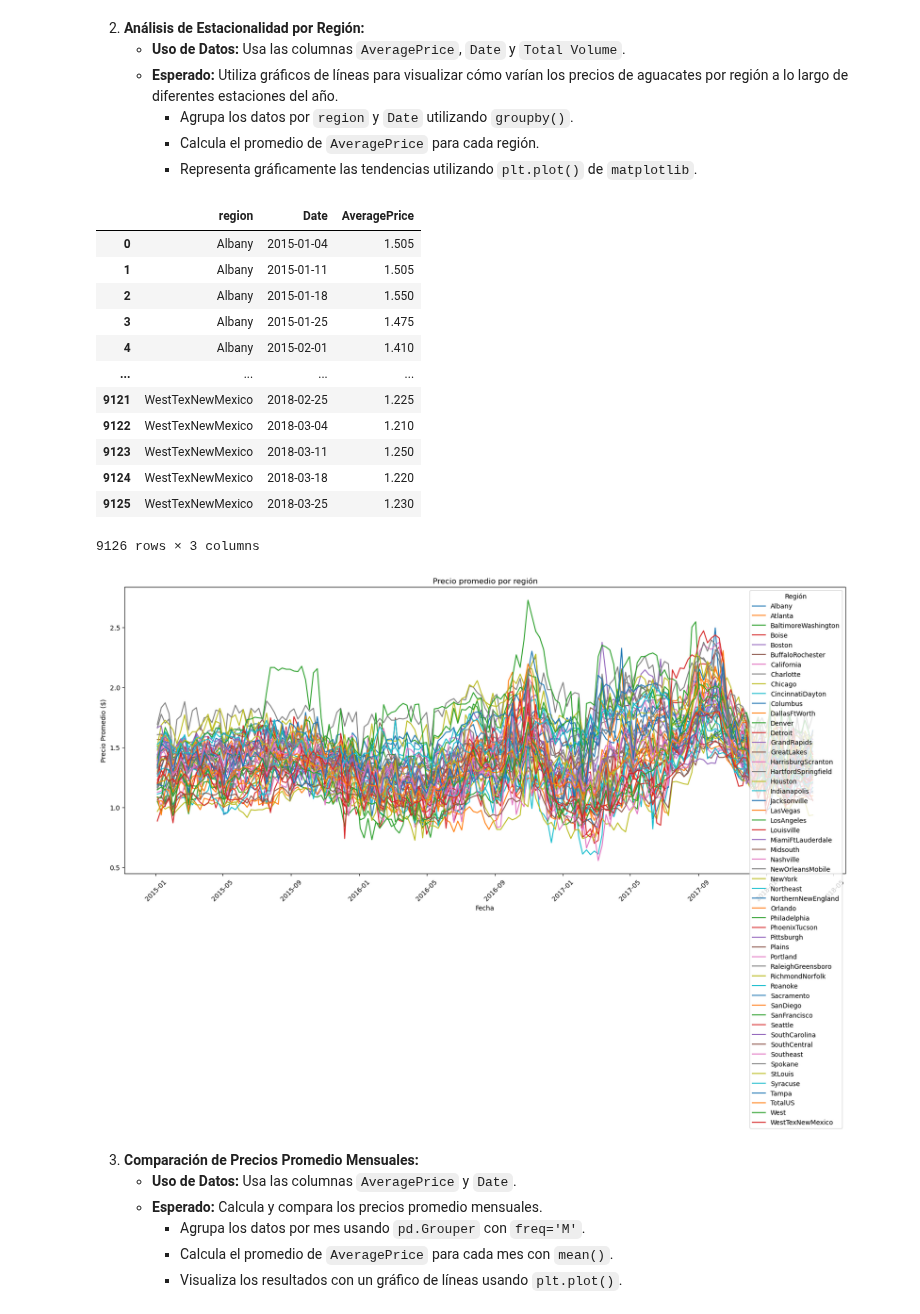
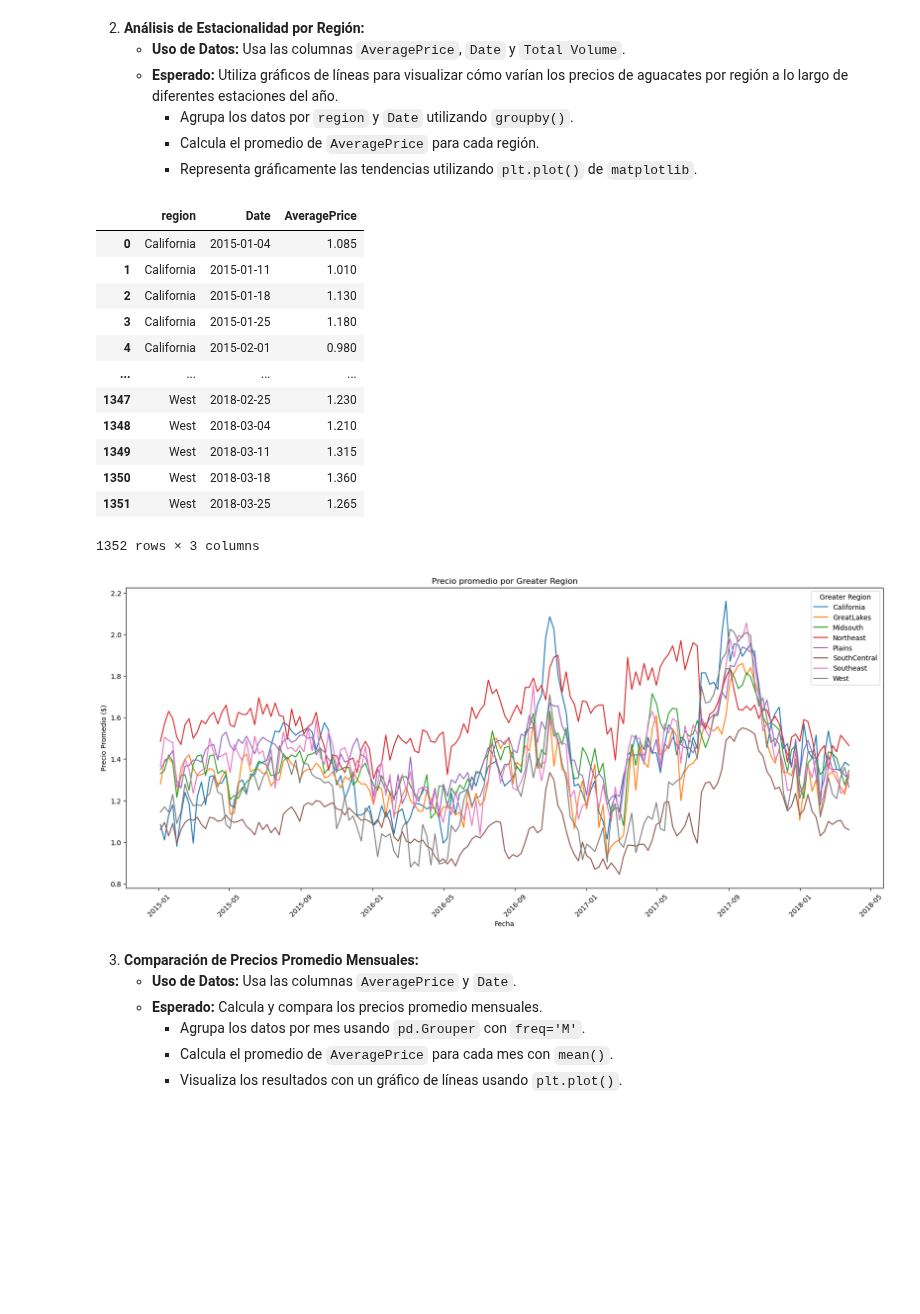
Before and after one commit to albagd77/MAGic-Avocado-TP1, a Jupyter notebook: 01_series_temporales.ipynb, the cells around one changed output. Saved outputs shown, nothing was run; the diff lists cells and outputs as text; code cells hidden in the pictures; blank space fills up the shorter version.

Commit message:
Añade carpeta utils y filtra dataset por GreaterRegion

```diff
--- a/01_series_temporales.ipynb
+++ b/01_series_temporales.ipynb
@@ -29,6 +33,9 @@ df
 | 18247 | 10 | 2018-01-14 | 1.93 | 16205.22 | 1527.63 | 2981.04 | 727.01 | 10969.54 | 10919.54 | ... |
 | 18248 | 11 | 2018-01-07 | 1.62 | 17489.58 | 2894.77 | 2356.13 | 224.53 | 12014.15 | 11988.14 | ... |
 18249 rows × 14 columns
+# %%
+# Copia del dataframe para preservar datos originales
+df = df_orig.copy()
 # %% [markdown]
 
 1. **Descomposición de Series Temporales de Precios:**
@@ -37,3 +44,7 @@ df
      - Convierte `Date` a tipo datetime usando `pd.to_datetime()`.
      - Agrupa los datos por `Date` y calcula el promedio de `AveragePrice` utilizando `groupby()` si es necesario.
      - Visualiza los componentes descompuestos usando `matplotlib` para cada uno de ellos.
+# %%
+# Añade columna con categorización de City/Region/GreaterRegion/TotalUS
+df['cat_region'] = df['region'].transform(lambda x: magic.get_truly_region(x))
+df
@@ -59,0 +68,4 @@ grouped_data
+# %%
+# Prepara filtro de filas para tener en cuenta sólo verdaderamente GreaterRegion
+greater_regions = df[df['cat_region']=='GreaterRegion']
+greater_regions
@@ -81,21 +126,3 @@ plt.show()
      - Agrupa los datos por `region` y `Date` utilizando `groupby()`.
      - Calcula el promedio de `AveragePrice` para cada región.
      - Representa gráficamente las tendencias utilizando `plt.plot()` de `matplotlib`.
-# %%
-subset = ['region','Date','AveragePrice']
-grouped_data = df[subset].groupby(['region','Date']).mean().reset_index()
-grouped_data
-# %% [output]
-|  | region | Date | AveragePrice |
-| 0 | Albany | 2015-01-04 | 1.505 |
-| 1 | Albany | 2015-01-11 | 1.505 |
-| 2 | Albany | 2015-01-18 | 1.550 |
-| 3 | Albany | 2015-01-25 | 1.475 |
-| 4 | Albany | 2015-02-01 | 1.410 |
-| ... | ... | ... | ... |
-| 9121 | WestTexNewMexico | 2018-02-25 | 1.225 |
-| 9122 | WestTexNewMexico | 2018-03-04 | 1.210 |
-| 9123 | WestTexNewMexico | 2018-03-11 | 1.250 |
-| 9124 | WestTexNewMexico | 2018-03-18 | 1.220 |
-| 9125 | WestTexNewMexico | 2018-03-25 | 1.230 |
-9126 rows × 3 columns
@@ -102,17 +132,35 @@ grouped_data
+# %%
+# Group data by Region and Date to study price evolution
+gd_meanprice_evo = greater_regions[subset].groupby(['region','Date']).mean().reset_index()
+gd_meanprice_evo
+# %% [output]
+|  | region | Date | AveragePrice |
+| 0 | California | 2015-01-04 | 1.085 |
+| 1 | California | 2015-01-11 | 1.010 |
+| 2 | California | 2015-01-18 | 1.130 |
+| 3 | California | 2015-01-25 | 1.180 |
+| 4 | California | 2015-02-01 | 0.980 |
+| ... | ... | ... | ... |
+| 1347 | West | 2018-02-25 | 1.230 |
+| 1348 | West | 2018-03-04 | 1.210 |
+| 1349 | West | 2018-03-11 | 1.315 |
+| 1350 | West | 2018-03-18 | 1.360 |
+| 1351 | West | 2018-03-25 | 1.265 |
+1352 rows × 3 columns
 # %%
 # Gráfica
 plt.figure(figsize=(20, 8))
-for region in grouped_data['region'].unique():
-    df_region = grouped_data[grouped_data['region'] == region]
+for region in gd_meanprice_evo['region'].unique():
+    df_region = gd_meanprice_evo[gd_meanprice_evo['region'] == region]
     plt.plot(df_region['Date'], df_region['AveragePrice'], label=region)
-plt.title('Precio promedio por región')
+plt.title('Precio promedio por Greater Region')
 plt.xlabel('Fecha')
 plt.ylabel('Precio Promedio ($)')
 plt.xticks(rotation=45)
-plt.legend(title='Región')
+plt.legend(title='Greater Region')
 plt.show()
 # %% [output]
-[figure, old version]
+[figure, new version]
 # %% [markdown]
 
 3. **Comparación de Precios Promedio Mensuales:**
```
Also changed, not shown: parts of 15 cells of this notebook, 2 other files.
